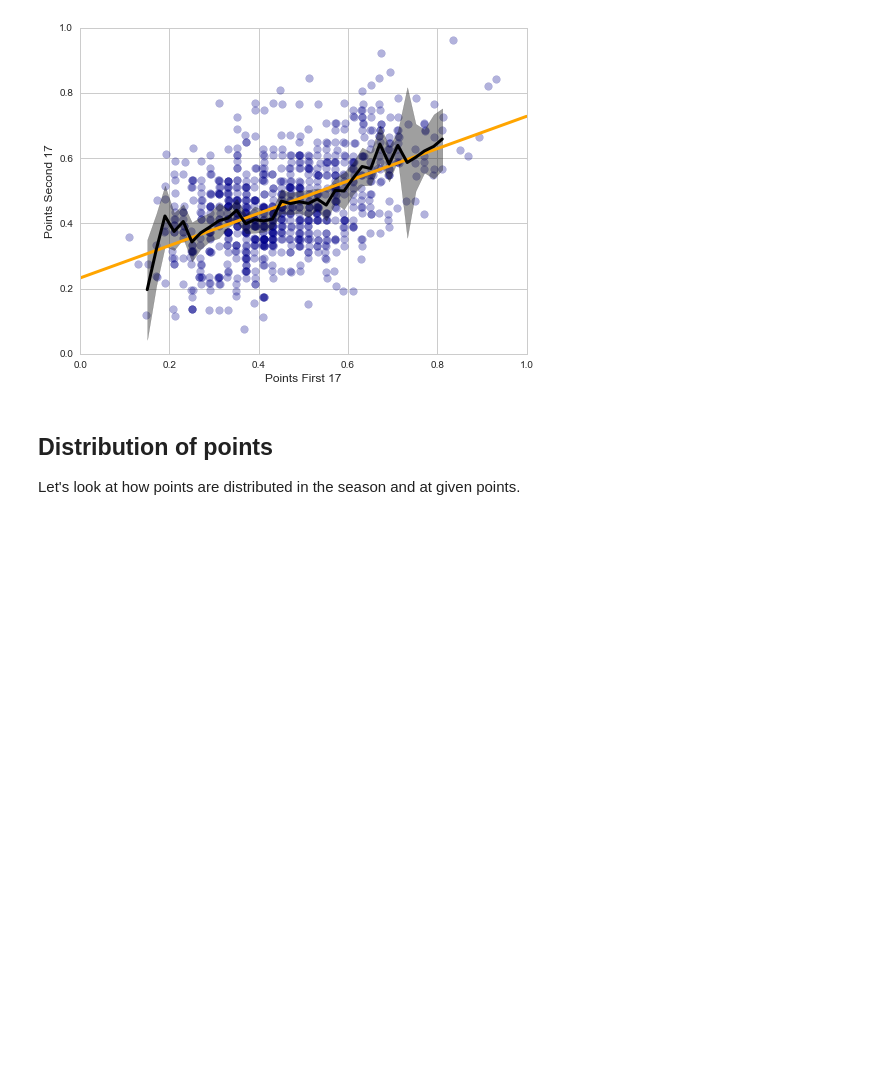
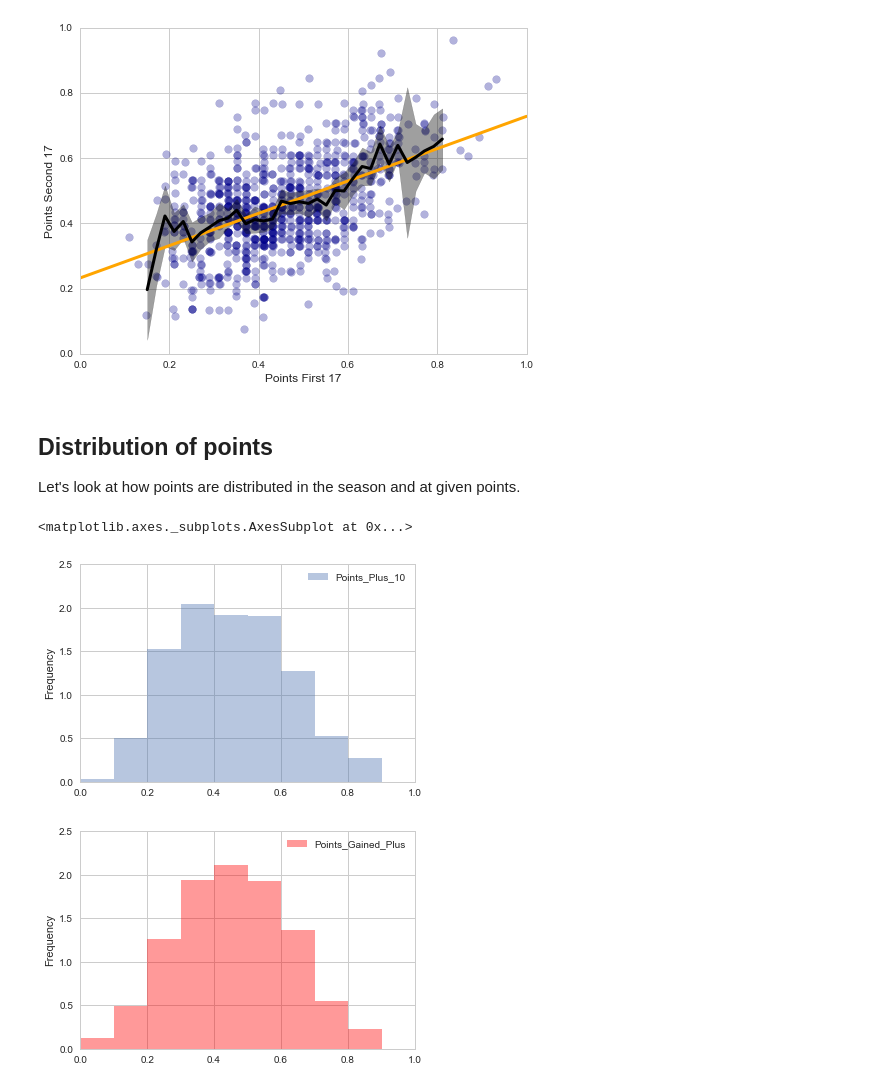
Before and after one commit to apbecker/Bundesliga_Analysis, a Jupyter notebook: Data_Analysis.ipynb, the cells around one changed output. Saved outputs shown, nothing was run; the diff lists cells and outputs as text; code cells hidden in the pictures; blank space fills up the shorter version.

```diff
--- a/Data_Analysis.ipynb
+++ b/Data_Analysis.ipynb
@@ -513,3 +513,12 @@ OLS Regression Results
 # %% [markdown]
 ## Distribution of points
 Let's look at how points are distributed in the season and at given points.
+# %%
+comparison(10, 2015, 1965).loc[:, ["Points_Plus_10"]].plot(kind='hist', bins=np.arange(0,1,3./30), alpha=0.4,
+                                                           normed=True, xlim=(0,1), ylim=(0,2.5))
+comparison(24, 2015, 1965).loc[:, ["Points_Gained_Plus"]].plot(kind='hist', bins=np.arange(0,1,3./30), alpha=0.4,
+                                                               normed=True, xlim=(0,1), ylim=(0,2.5), color='r')
+# %% [output]
+<matplotlib.axes._subplots.AxesSubplot at 0x...>
+[figure, added]
+[figure, added]
```
Also changed, not shown: parts of 6 cells of this notebook.
